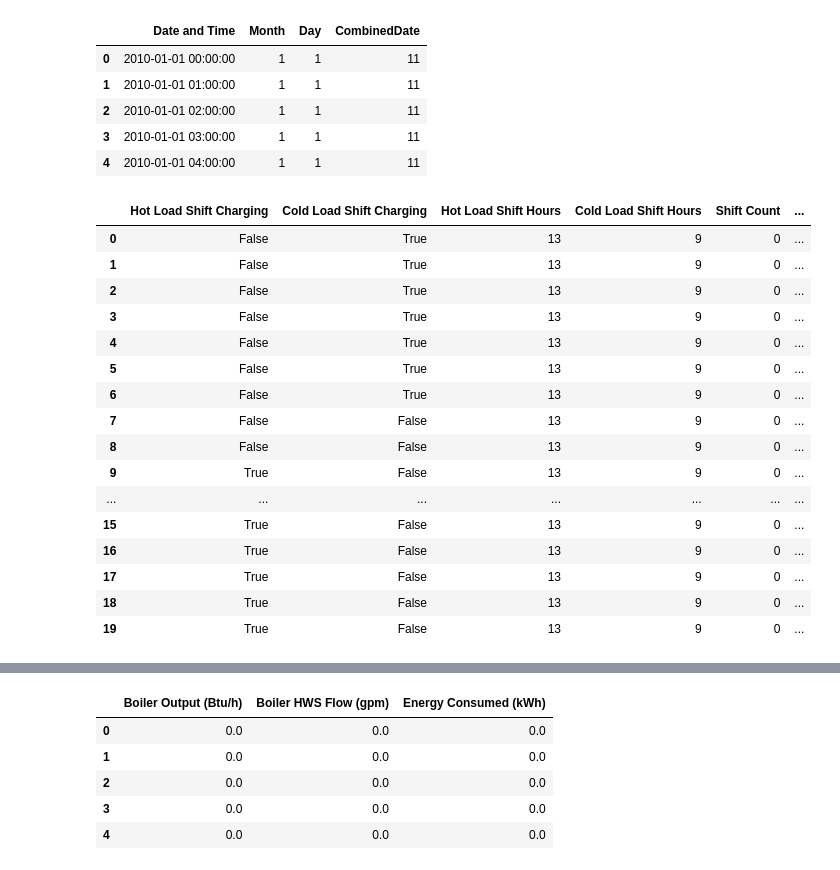
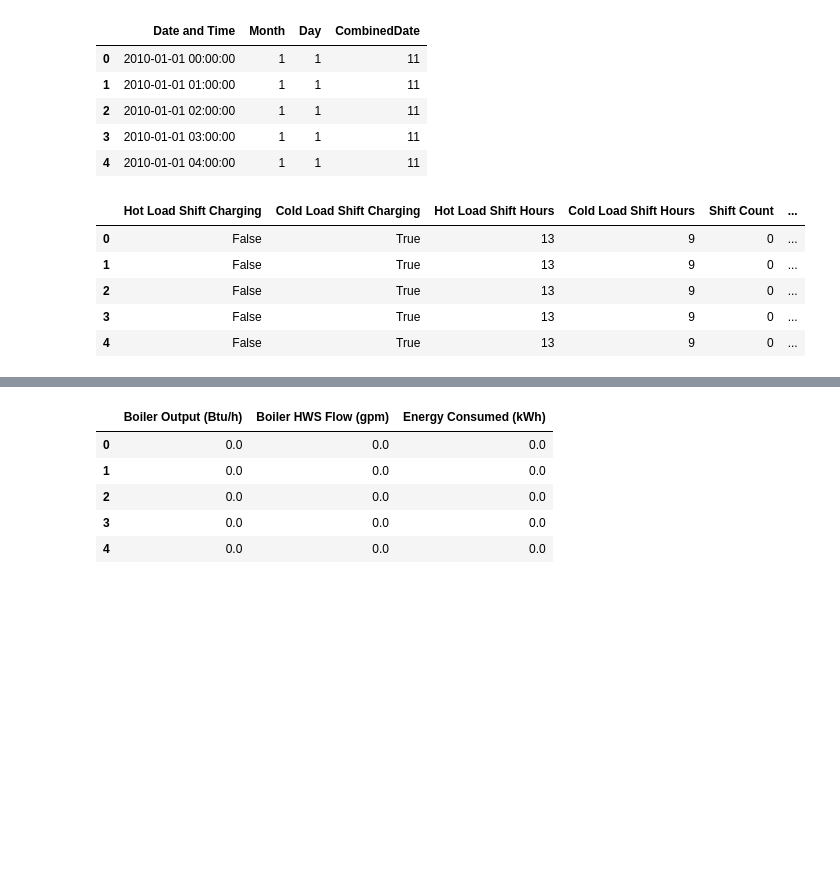
Before and after one commit to NikitaKhatwani/District-system---Engineering-model, a Jupyter notebook: UCSB_CUP Heat pump TES.ipynb, the cells around one changed output, grey strips where cells are left out. Cells and saved outputs as stored; diff of their text form; code cells hidden in the pictures; blank space fills up the shorter version.

```diff
--- a/UCSB_CUP Heat pump TES.ipynb
+++ b/UCSB_CUP Heat pump TES.ipynb
@@ -165,25 +156,14 @@ CUP_instance = CUP(timeStamp=timeStamp,hotTank_schedule=hotTank_schedule,coldTan
                    totalCooling_load=totalCooling_load)
 # %%
 CUP_output_df = CUP_instance.compute_CUP()
-CUP_output_df.head(20)
+CUP_output_df.head()
 # %% [output]
 |  | Hot Load Shift Charging | Cold Load Shift Charging | Hot Load Shift Hours | Cold Load Shift Hours | Shift Count | ... |
 | 0 | False | True | 13 | 9 | 0 | ... |
 | 1 | False | True | 13 | 9 | 0 | ... |
 | 2 | False | True | 13 | 9 | 0 | ... |
 | 3 | False | True | 13 | 9 | 0 | ... |
 | 4 | False | True | 13 | 9 | 0 | ... |
-| 5 | False | True | 13 | 9 | 0 | ... |
-| 6 | False | True | 13 | 9 | 0 | ... |
-| 7 | False | False | 13 | 9 | 0 | ... |
-| 8 | False | False | 13 | 9 | 0 | ... |
-| 9 | True | False | 13 | 9 | 0 | ... |
-| ... | ... | ... | ... | ... | ... | ... |
-| 15 | True | False | 13 | 9 | 0 | ... |
-| 16 | True | False | 13 | 9 | 0 | ... |
-| 17 | True | False | 13 | 9 | 0 | ... |
-| 18 | True | False | 13 | 9 | 0 | ... |
-| 19 | True | False | 13 | 9 | 0 | ... |
 # %%
 # CUP_output_df.to_pickle('CUP_output_df.pkl')
 # %%
```
Also changed, not shown: parts of 14 cells of this notebook, 9 other files.
